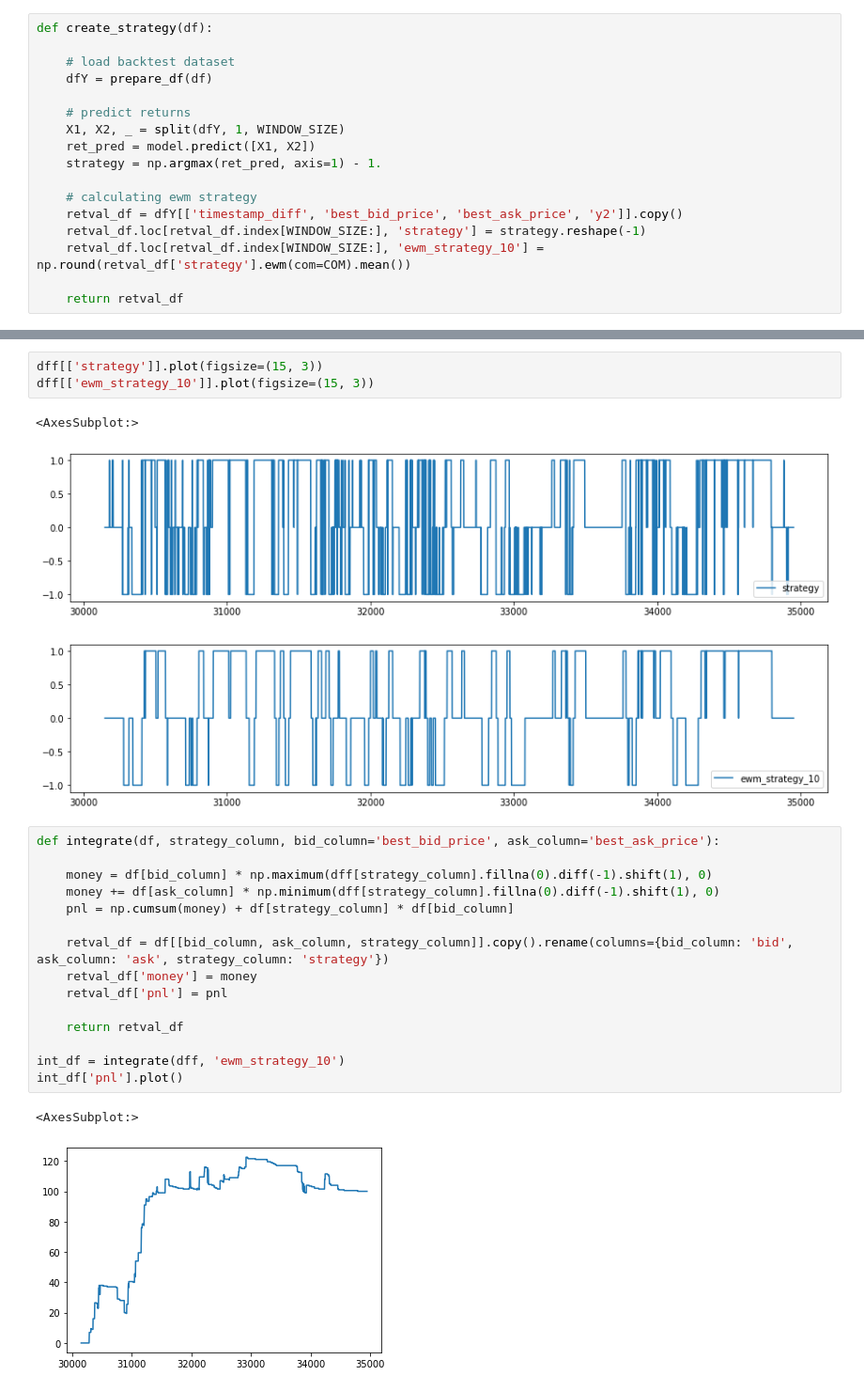
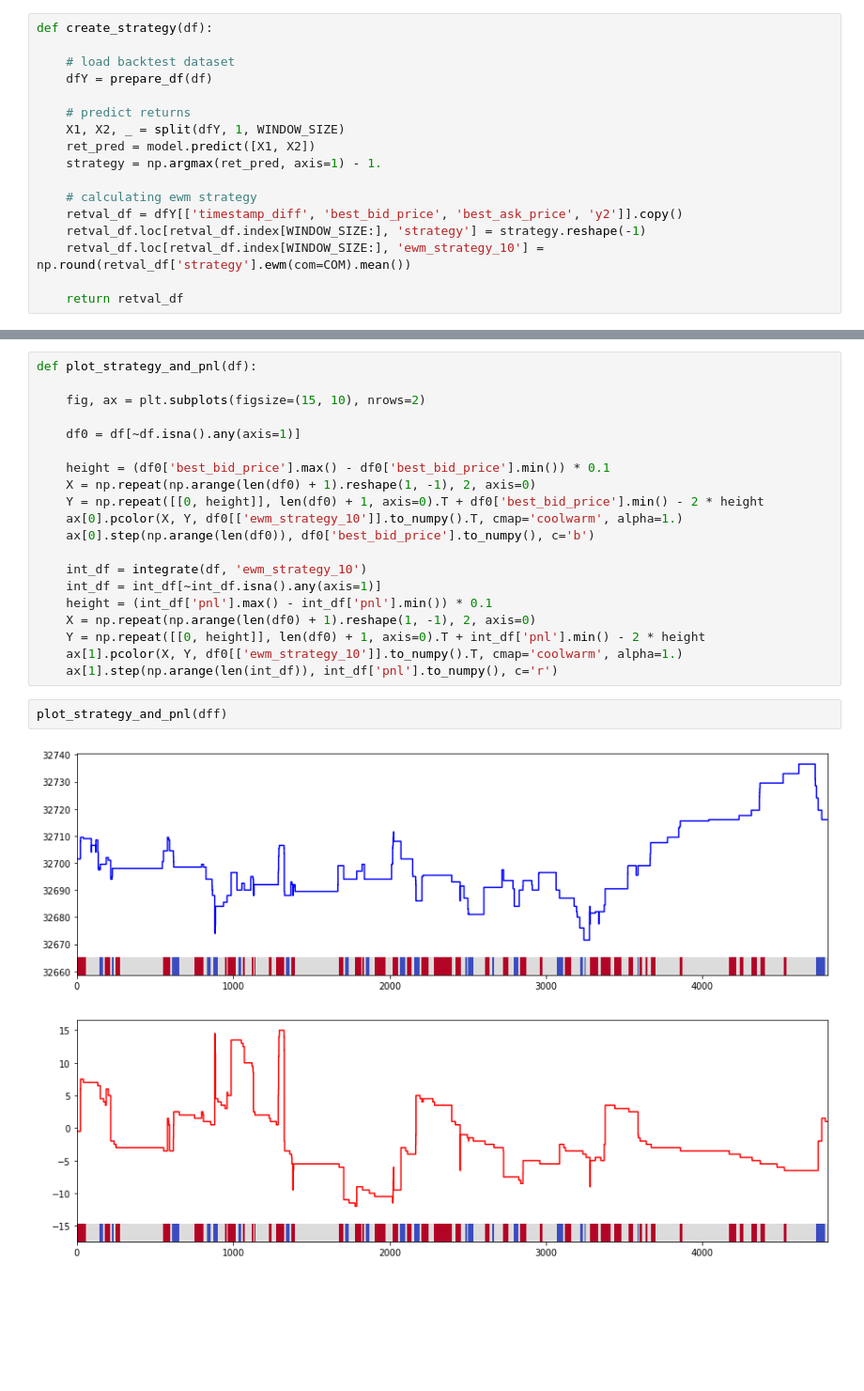
Before and after one commit to starovoitovs/deribot, a Jupyter notebook: train_inception.ipynb, the cells around one changed output, grey strips where cells are left out. Shown at 94% size. Saved outputs shown, nothing was run; the diff lists cells and outputs as text; blank space fills up the shorter version.

```diff
--- a/train_inception.ipynb
+++ b/train_inception.ipynb
@@ -339,25 +358,24 @@ print(p)
-# %%
-dff[['strategy']].plot(figsize=(15, 3))
-dff[['ewm_strategy_10']].plot(figsize=(15, 3))
-# %% [output]
-<AxesSubplot:>
-[figure, removed]
-[figure, removed]
-# %%
-def integrate(df, strategy_column, bid_column='best_bid_price', ask_column='best_ask_price'):
-
-    money = df[bid_column] * np.maximum(dff[strategy_column].fillna(0).diff(-1).shift(1), 0)
-    money += df[ask_column] * np.minimum(dff[strategy_column].fillna(0).diff(-1).shift(1), 0)
-    pnl = np.cumsum(money) + df[strategy_column] * df[bid_column]
-
-    retval_df = df[[bid_column, ask_column, strategy_column]].copy().rename(columns={bid_column: 'bid', ask_column: 'ask', strategy_column: 'strategy'})
-    retval_df['money'] = money
-    retval_df['pnl'] = pnl
-
-    return retval_df
-
-int_df = integrate(dff, 'ewm_strategy_10')
-int_df['pnl'].plot()
-# %% [output]
-<AxesSubplot:>
-[figure, removed]
+# %%
+def plot_strategy_and_pnl(df):
+
+    fig, ax = plt.subplots(figsize=(15, 10), nrows=2)
+
+    df0 = df[~df.isna().any(axis=1)]
+
+    height = (df0['best_bid_price'].max() - df0['best_bid_price'].min()) * 0.1
+    X = np.repeat(np.arange(len(df0) + 1).reshape(1, -1), 2, axis=0)
+    Y = np.repeat([[0, height]], len(df0) + 1, axis=0).T + df0['best_bid_price'].min() - 2 * height
+    ax[0].pcolor(X, Y, df0[['ewm_strategy_10']].to_numpy().T, cmap='coolwarm', alpha=1.)
+    ax[0].step(np.arange(len(df0)), df0['best_bid_price'].to_numpy(), c='b')
+
+    int_df = integrate(df, 'ewm_strategy_10')
+    int_df = int_df[~int_df.isna().any(axis=1)]
+    height = (int_df['pnl'].max() - int_df['pnl'].min()) * 0.1
+    X = np.repeat(np.arange(len(df0) + 1).reshape(1, -1), 2, axis=0)
+    Y = np.repeat([[0, height]], len(df0) + 1, axis=0).T + int_df['pnl'].min() - 2 * height
+    ax[1].pcolor(X, Y, df0[['ewm_strategy_10']].to_numpy().T, cmap='coolwarm', alpha=1.)
+    ax[1].step(np.arange(len(int_df)), int_df['pnl'].to_numpy(), c='r')
+# %%
+plot_strategy_and_pnl(dff)
+# %% [output]
+[figure, added]
```
Also changed, not shown: parts of 19 cells of this notebook, 1 other file.
